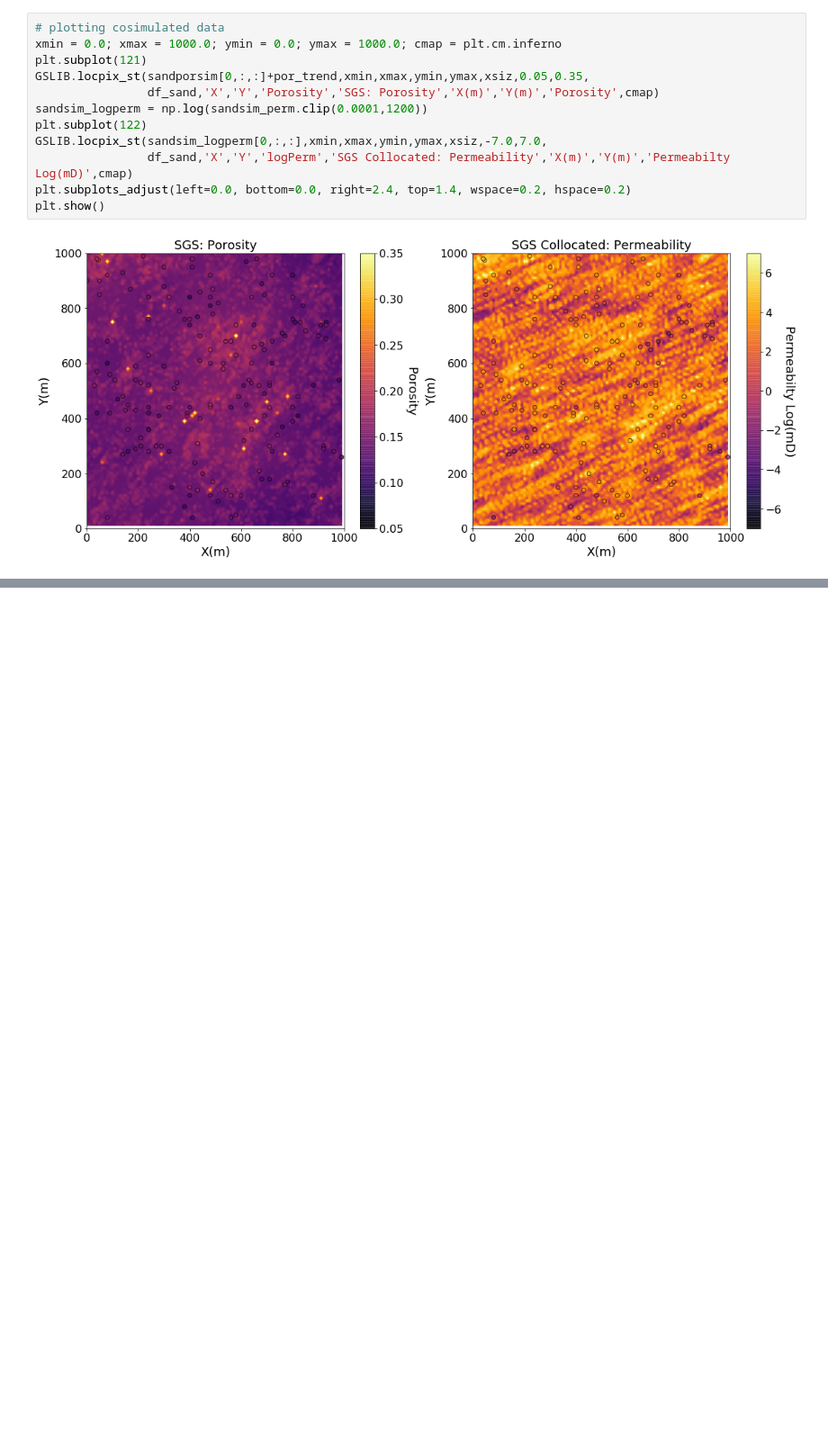
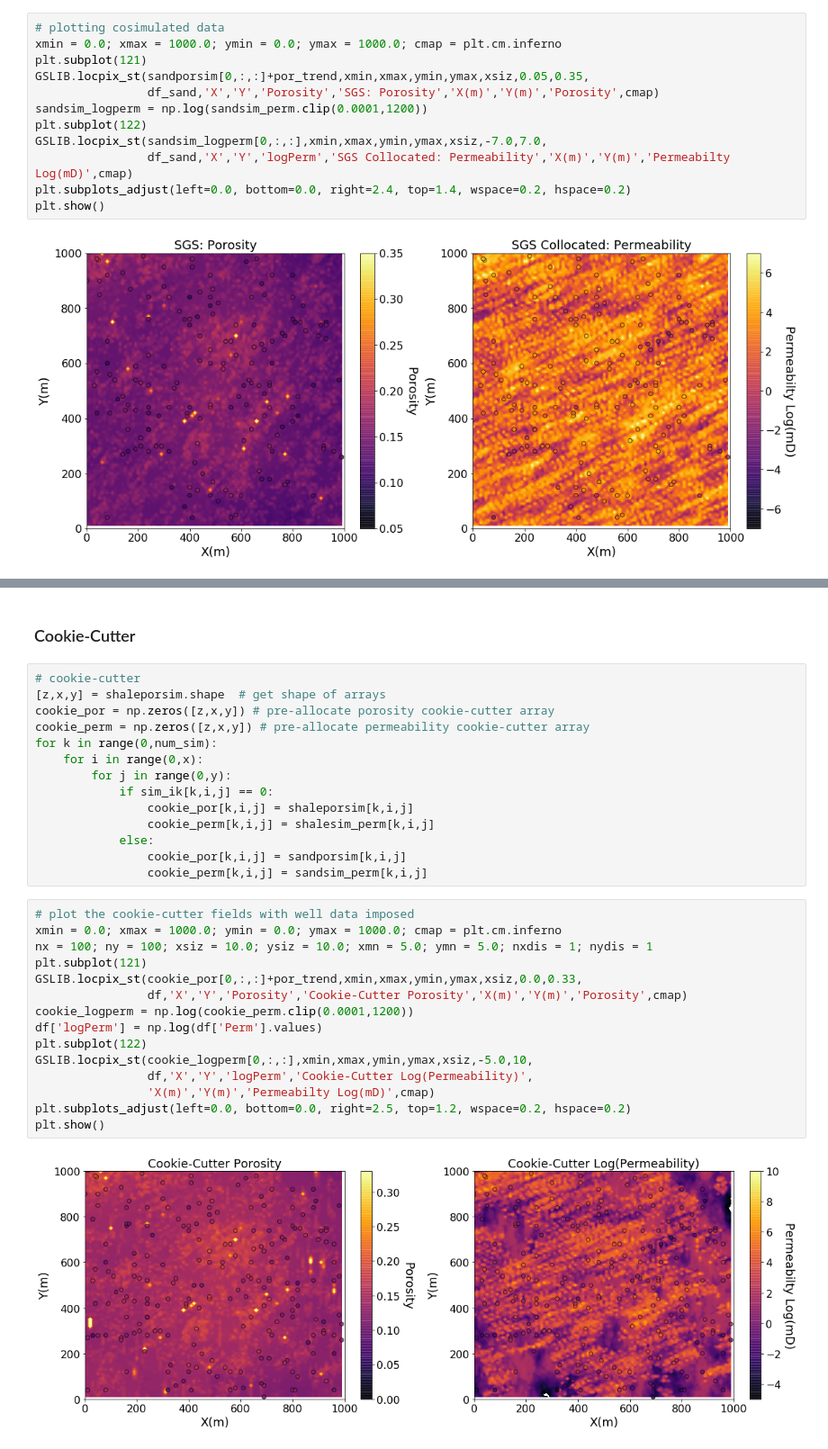
Before and after one commit to elbeejay/PGE383-Group1, a Jupyter notebook: FinalReport/SpatialSimulation.ipynb, the cells around one changed output, grey strips where cells are left out. Shown at 90% size. Saved outputs shown, nothing was run; the diff lists cells and outputs as text; blank space fills up the shorter version.

```diff
--- a/FinalReport/SpatialSimulation.ipynb
+++ b/FinalReport/SpatialSimulation.ipynb
@@ -360,0 +450,33 @@ plt.show()
+# %% [markdown]
+### Cookie-Cutter
+# %%
+# cookie-cutter
+[z,x,y] = shaleporsim.shape  # get shape of arrays
+cookie_por = np.zeros([z,x,y]) # pre-allocate porosity cookie-cutter array
+cookie_perm = np.zeros([z,x,y]) # pre-allocate permeability cookie-cutter array
+for k in range(0,num_sim):
+    for i in range(0,x):
+        for j in range(0,y):
+            if sim_ik[k,i,j] == 0:
+                cookie_por[k,i,j] = shaleporsim[k,i,j]
+                cookie_perm[k,i,j] = shalesim_perm[k,i,j]
+            else:
+                cookie_por[k,i,j] = sandporsim[k,i,j]
+                cookie_perm[k,i,j] = sandsim_perm[k,i,j]
+# %%
+# plot the cookie-cutter fields with well data imposed
+xmin = 0.0; xmax = 1000.0; ymin = 0.0; ymax = 1000.0; cmap = plt.cm.inferno
+nx = 100; ny = 100; xsiz = 10.0; ysiz = 10.0; xmn = 5.0; ymn = 5.0; nxdis = 1; nydis = 1
+plt.subplot(121)
+GSLIB.locpix_st(cookie_por[0,:,:]+por_trend,xmin,xmax,ymin,ymax,xsiz,0.0,0.33,
+                df,'X','Y','Porosity','Cookie-Cutter Porosity','X(m)','Y(m)','Porosity',cmap)
+cookie_logperm = np.log(cookie_perm.clip(0.0001,1200))
+df['logPerm'] = np.log(df['Perm'].values)
+plt.subplot(122)
+GSLIB.locpix_st(cookie_logperm[0,:,:],xmin,xmax,ymin,ymax,xsiz,-5.0,10,
+                df,'X','Y','logPerm','Cookie-Cutter Log(Permeability)',
+                'X(m)','Y(m)','Permeabilty Log(mD)',cmap)
+plt.subplots_adjust(left=0.0, bottom=0.0, right=2.5, top=1.2, wspace=0.2, hspace=0.2)
+plt.show()
+# %% [output]
+[figure, added]
```
Also changed, not shown: parts of 11 cells of this notebook, 13 other files.
